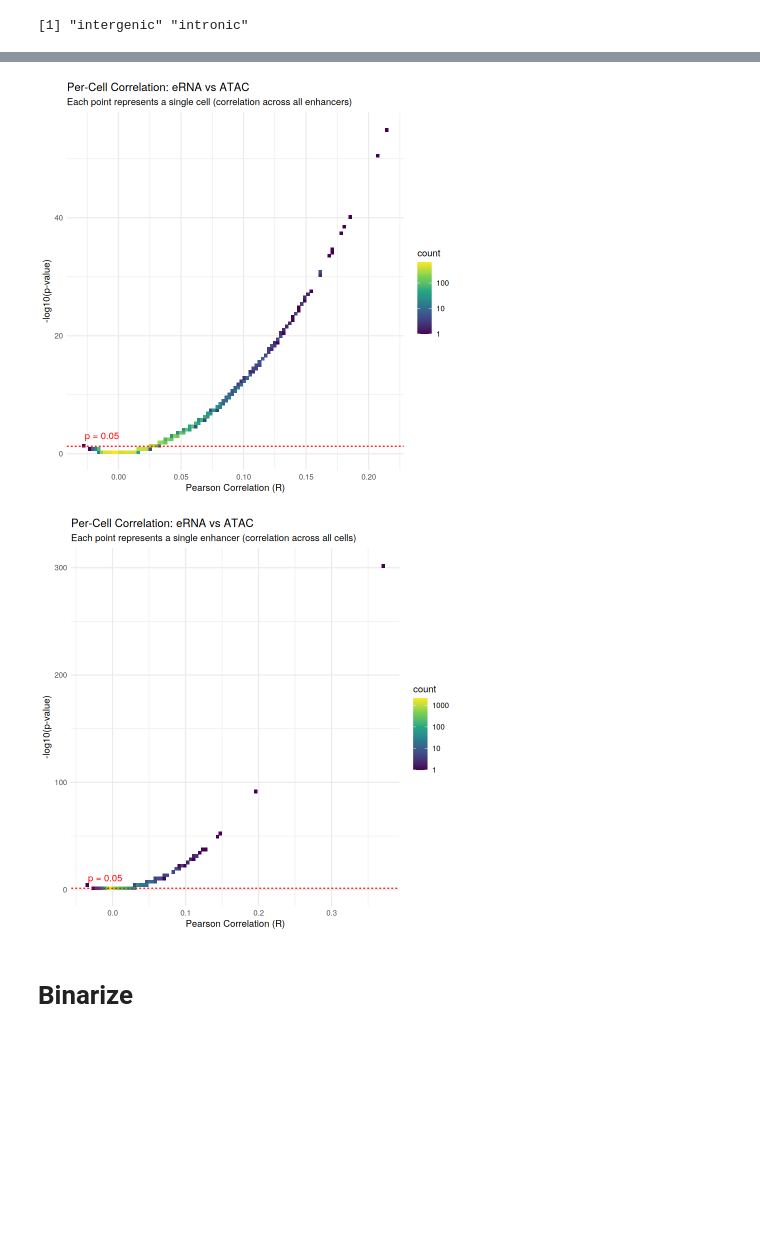
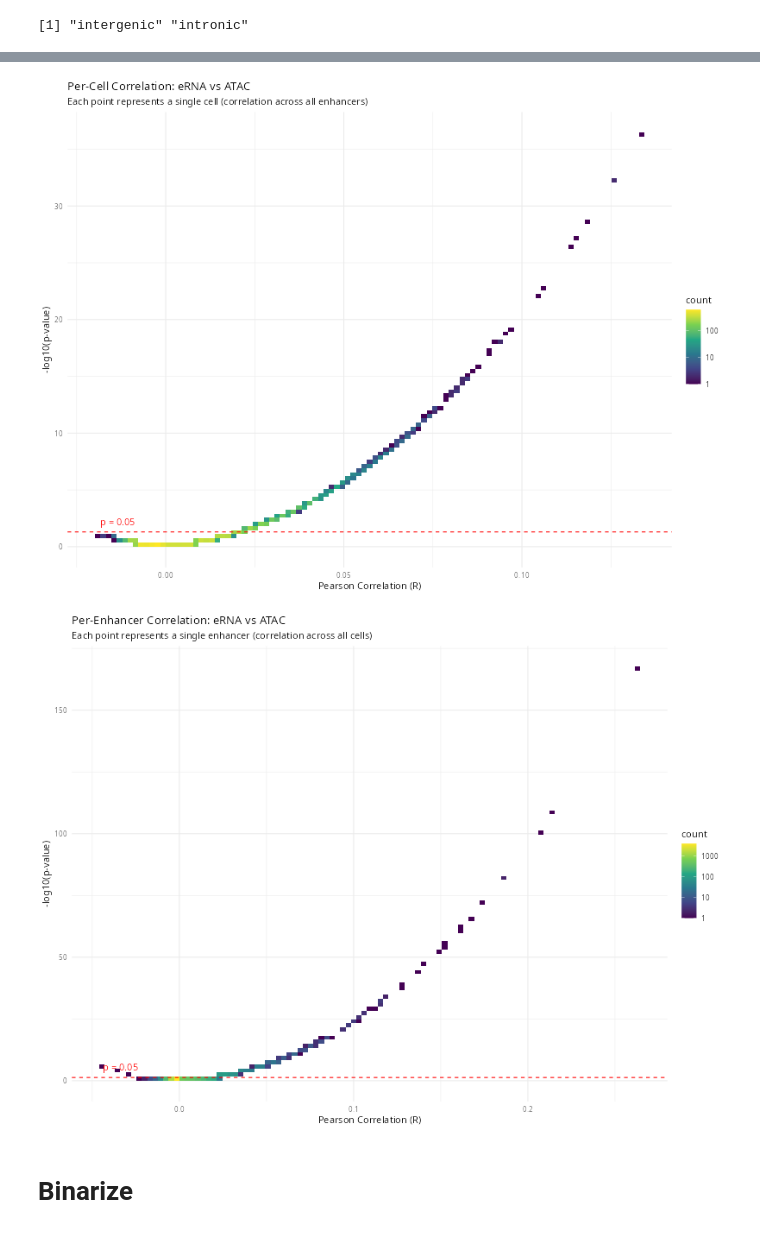
Before and after one commit to avishai987/eRNA, a Jupyter notebook: scripts/PBMC_10K/analyze_by_ATAC.ipynb, the cells around one changed output, grey strips where cells are left out. Drawn from its saved outputs; the diff is of its cells as text; code cells hidden in the pictures; blank space fills up the shorter version.

```diff
--- a/scripts/PBMC_10K/analyze_by_ATAC.ipynb
+++ b/scripts/PBMC_10K/analyze_by_ATAC.ipynb
@@ -1,18 +1,17 @@
 # %%
 #default params
-rna_enhancers_rds = "10X_PBMC/05_erna_preprocess/filtered_erna_pbmc_granulocyte_sorted_10k.rds"
-cell_type_enhancers = "10X_PBMC/cell_type_enhancers/PBMC_enhancers_id.tsv"
-enhancers_metadata_path = "Analysis/enhancers/ensembl/ensembl_enhancers_metadata.txt"
-atac_counts_path = "10X_PBMC/ATAC/01_count_fragments/pbmc_granulocyte_sorted_10k_enhancer_counts.mtx"
-atac_barcodes_path = "10X_PBMC/ATAC/01_count_fragments/pbmc_granulocyte_sorted_10k_barcodes.tsv"
-atac_features_path = "10X_PBMC/ATAC/01_count_fragments/pbmc_granulocyte_sorted_10k_features.tsv"
-enhancer_per_celltype_path = "10X_PBMC/enhancers/enhancer_per_cell_type/enhancer_per_cell_type_id.tsv"
+filtered_erna_path = "Analysis/10X_PBMC/05_erna_preprocess/filtered_erna_pbmc_granulocyte_sorted_10k.rds"
+cell_type_enhancers_path = "Analysis/10X_PBMC/cell_type_enhancers/PBMC_enhancers_id.tsv"
+enhancers_metadata_path = "Analysis/enhancers/tcea_FANTOM/tcea_FANTOM_enhancers_metadata.txt"
+atac_counts_path = "Analysis/10X_PBMC/ATAC/01_count_fragments/pbmc_granulocyte_sorted_10k_enhancer_counts.mtx"
+atac_barcodes_path = "Analysis/10X_PBMC/ATAC/01_count_fragments/pbmc_granulocyte_sorted_10k_barcodes.tsv"
+atac_features_path = "Analysis/10X_PBMC/ATAC/01_count_fragments/pbmc_granulocyte_sorted_10k_features.tsv"
 
 # Defaults (you can change these when running the notebook)
-min_cells <- 10        # X: enhancer must be seen in at least this many cells
-min_enhancers <- 10   # X: cell must have at least this many enhancers ATAC reads
+min_cells <- 10        # X: an enhancer must be seen in at least this many cells
+min_enhancers <- 10   # X: a cell must have at least this many enhancers ATAC reads
 
-binarize_threshold = 2
+binarize_threshold = 1
 # %% [markdown]
 # eRNA count matrix analysis
 # %%
@@ -37,7 +36,7 @@ getwd()
 # %% [output]
 [1] "/sci/labs/yotamd/lab_share/avishai.wizel/Projects/eRNA"
 # %%
-rna_enhancers = readRDS(rna_enhancers_rds)
+rna_enhancers = readRDS(filtered_erna_path)
 # %% [markdown]
 # ATAC counts
 # %%
@@ -152,7 +151,7 @@ dim(atac_norm)
 # read enhancer per cell type files
 library(stringi)
 library(data.table)
-enhancer_per_celltype_df= data.table::fread(cell_type_enhancers, header = F, data.table = FALSE, sep = "\t")
+enhancer_per_celltype_df= data.table::fread(cell_type_enhancers_path, header = F, data.table = FALSE, sep = "\t")
 # %% [output]
 data.table 1.17.8 using 1 threads (see ?getDTthreads).  Latest news: r-datatable.com
 
@@ -290,16 +298,20 @@ y_limit
 # %%
-ggplot(df_all, aes(x = ATAC_status, y = eRNA, fill = ATAC_status)) +
+p = ggplot(df_all, aes(x = ATAC_status, y = eRNA, fill = ATAC_status)) +
   stat_ydensity(geom = "violin", alpha = 0.7, linewidth = 0.2) +
   geom_boxplot(width = 0.2, fill = "white", outlier.shape = NA, alpha = 0.5) +
   stat_summary(fun = mean, geom = "point", shape = 23, size = 3, fill = "red") +
   # scale_y_continuous(trans = "log1p")+
-  coord_cartesian(ylim = c(0, 20)) +
   theme_minimal() +
   labs(
     title = "eRNA Intensity (Active Enhancers Only)",
     subtitle = "Comparing expression levels when eRNA is detected",
-    y = "Normalized eRNA (log1p scale)"
+    y = "Normalized eRNA"
   ) +
-  annotate("text", x = 1.5, y = 20,label = paste("p =", p_val), size = 4)+
   scale_fill_brewer(palette = "Set1")
+
+p
+
+
+p+  coord_cartesian(ylim = c(0, 20)) +
+  annotate("text", x = 1.5, y = 20,label = paste("p =", p_val), size = 4)
 # %% [output]
@@ -484,7 +513,7 @@ ggplot(cell_df, aes(x = R, y = log10p)) +
   annotate("text", x = min(cell_df$R), y = -log10(0.05),
            label = "p = 0.05", color = "red", vjust = -1, hjust = 0)
 # %% [output]
-[figure, old version]
+[figure, new version]
 # %%
 
 # 1. Calculate R and P-value for each cell (column)
@@ -503,35 +532,35 @@ cell_results <- sapply(1:nrow(rna_enhancers), function(i) {
 cell_df <- as.data.frame(t(cell_results))
 rownames(cell_df) <- rownames(rna_enhancers)
 colnames(cell_df) <- c("R", "pvalue")
 
 # 3. Add a column for -log10(p-value) for the Y-axis
 # We add a tiny offset (1e-300) to avoid log(0) calculation for very small p-values
 cell_df <- cell_df %>%
   mutate(log10p = -log10(pvalue + 1e-300))
 
 # 4. Generate the Scatterplot
 ggplot(cell_df, aes(x = R, y = log10p)) +
   # Use semi-transparent points to visualize density (useful for 5K-10K cells)
   geom_bin2d(bins = 100) +
   scale_fill_viridis_c(trans = "log10")+
   # Add a horizontal dashed line for the significance threshold (p = 0.05)
   # -log10(0.05) is approximately 1.3
   geom_hline(yintercept = -log10(0.05), linetype = "dashed", color = "red") +
 
   # Add visual themes and labels
   theme_minimal() +
   labs(
-    title = "Per-Cell Correlation: eRNA vs ATAC",
+    title = "Per-Enhancer Correlation: eRNA vs ATAC",
     subtitle = "Each point represents a single enhancer (correlation across all cells)",
     x = "Pearson Correlation (R)",
     y = "-log10(p-value)"
   ) +
 
   # Add a text label for the significance threshold
   annotate("text", x = min(cell_df$R), y = -log10(0.05),
            label = "p = 0.05", color = "red", vjust = -1, hjust = 0)
 # %% [output]
-[figure, old version]
+[figure, new version]
 # %% [markdown]
 # Binarize
 # %%
```
Also changed, not shown: parts of 31 cells of this notebook, 1 other file.
